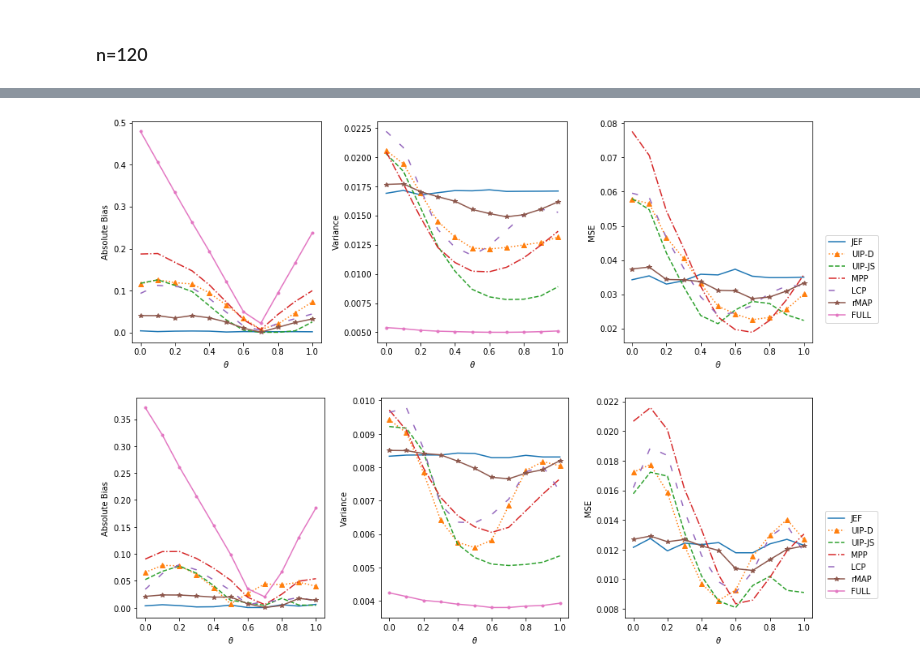
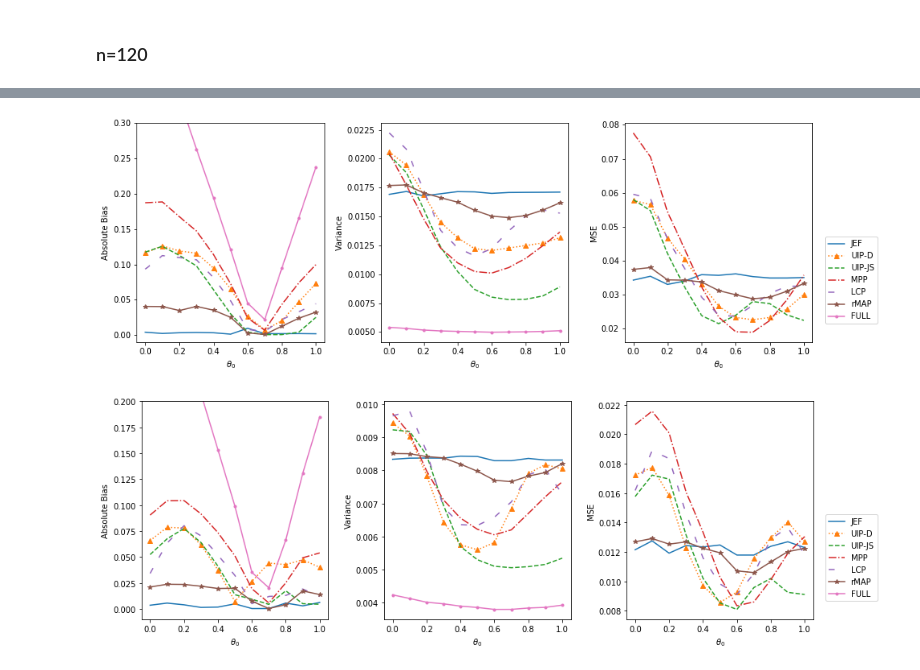
Before and after one commit to JINhuaqing/UIP, a Jupyter notebook: NormSetting/Norm_ana_MSE.ipynb, the cells around one changed output, grey strips where cells are left out. Cells and saved outputs as stored; diff of their text form; code cells hidden in the pictures.

Commit message:
add plots for SIM-R1

```diff
--- a/NormSetting/Norm_ana_MSE.ipynb
+++ b/NormSetting/Norm_ana_MSE.ipynb
@@ -309,8 +305,8 @@ plt.subplots_adjust(wspace=0.3, hspace =0)
 axes = fig.subplots(1, 3)
 
 #axes[0].set_title("Absolute Bias")
-#axes[0].set_ylim([-0.01, 0.5])
-axes[0].set_xlabel(r"$\theta$")
+axes[0].set_ylim([-0.01, 0.3])
+axes[0].set_xlabel(r"$\theta_0$")
 axes[0].set_ylabel("Absolute Bias")
 axes[0].plot(thetas60[low:up], np.abs(bias60["JEF"][low:up]), label="JEF", linestyle=linestyles[0][1])
 axes[0].plot(thetas60[low:up], np.abs(bias60["UIPD"][low:up]), label="UIP-D", linestyle=linestyles[1][1], marker="^")
@@ -323,7 +319,7 @@ axes[0].plot(thetas60[low:up], np.abs(bias60["FULL"][low:up]), label="FULL", lin
 
 #axes[1].set_title("Variance")
 #axes[2].set_ylim([0.003, 0.01])
-axes[1].set_xlabel(r"$\theta$")
+axes[1].set_xlabel(r"$\theta_0$")
 axes[1].set_ylabel("Variance")
 axes[1].plot(thetas60[low:up], varss60["JEF"][low:up], label="JEF", linestyle=linestyles[0][1])
 axes[1].plot(thetas60[low:up], varss60["UIPD"][low:up], label="UIP-D", linestyle=linestyles[1][1], marker="^")
@@ -335,7 +331,7 @@ axes[1].plot(thetas60[low:up], varss60["FULL"][low:up], label="FULL", linestyle=
 
 #axes[2].set_title("MSE")
 #axes[0].set_ylim([0, 0.05])
-axes[2].set_xlabel(r"$\theta$")
+axes[2].set_xlabel(r"$\theta_0$")
 axes[2].set_ylabel("MSE")
 axes[2].plot(thetas60[low:up], mses60["JEF"][low:up], label="JEF", linestyle=linestyles[0][1])
 axes[2].plot(thetas60[low:up], mses60["UIPD"][low:up], label="UIP-D", linestyle=linestyles[1][1], marker="^")
@@ -362,9 +358,9 @@ axes[2].plot(thetas60[low:up], mses60["rMAP"][low:up], label="rMAP", linestyle=l
 handles, labels = axes[0].get_legend_handles_labels()
 _ = fig.legend(handles, labels, loc=(0.92, 0.20))
 
-# plt.savefig("../plots/cmpNormMSE60.pdf")
+plt.savefig("../plots/cmpNormMSE60_long.pdf")
 # %% [output]
-[figure, old version]
+[figure, new version]
 # %%
 thetas120 = np.array(thetas120)
 low = np.argmin(thetas120[thetas120>=0])
@@ -379,8 +375,8 @@ axes = fig.subplots(1, 3)
 
 
 #axes[0].set_title("Absolute Bias")
-#axes[0].set_ylim([-0.01, 0.5])
-axes[0].set_xlabel(r"$\theta$")
+axes[0].set_ylim([-0.01, 0.2])
+axes[0].set_xlabel(r"$\theta_0$")
 axes[0].set_ylabel("Absolute Bias")
 axes[0].plot(thetas120[low:up], np.abs(bias120["JEF"][low:up]), label="JEF", linestyle=linestyles[0][1])
 axes[0].plot(thetas120[low:up], np.abs(bias120["UIPD"][low:up]), label="UIP-D", linestyle=linestyles[1][1], marker="^")
@@ -389,34 +385,34 @@ axes[0].plot(thetas120[low:up], np.abs(bias120["NPP"][low:up]), label="MPP", lin
 axes[0].plot(thetas120[low:up], np.abs(bias120["LCP"][low:up]), label="LCP", linestyle=linestyles[6][1])
 axes[0].plot(thetas120[low:up], np.abs(bias120["rMAP"][low:up]), label="rMAP", linestyle=linestyles[0][1], marker="*")
 axes[0].plot(thetas120[low:up], np.abs(bias120["FULL"][low:up]), label="FULL", linestyle=linestyles[0][1], marker=".")
 
 
 #axes[1].set_title("Variance")
 #axes[2].set_ylim([0.003, 0.01])
-axes[1].set_xlabel(r"$\theta$")
+axes[1].set_xlabel(r"$\theta_0$")
 axes[1].set_ylabel("Variance")
 axes[1].plot(thetas120[low:up], varss120["JEF"][low:up],  label="JEF", linestyle=linestyles[0][1])
 axes[1].plot(thetas120[low:up], varss120["UIPD"][low:up], label="UIP-D", linestyle=linestyles[1][1], marker="^")
 axes[1].plot(thetas120[low:up], varss120["UIPJS"][low:up],label="UIP-JS", linestyle=linestyles[2][1])
 axes[1].plot(thetas120[low:up], varss120["NPP"][low:up],  label="MPP", linestyle=linestyles[3][1])
 axes[1].plot(thetas120[low:up], varss120["LCP"][low:up],  label="LCP", linestyle=linestyles[6][1])
 axes[1].plot(thetas120[low:up], varss120["rMAP"][low:up], label="rMAP", linestyle=linestyles[0][1], marker="*")
 axes[1].plot(thetas120[low:up], varss120["FULL"][low:up], label="FULL", linestyle=linestyles[0][1], marker=".")
 
 #axes[2].set_title("MSE")
 #axes[0].set_ylim([0, 0.05])
-axes[2].set_xlabel(r"$\theta$")
+axes[2].set_xlabel(r"$\theta_0$")
 axes[2].set_ylabel("MSE")
 axes[2].plot(thetas120[low:up], mses120["JEF"][low:up],   label="JEF",   linestyle=linestyles[0][1])
 axes[2].plot(thetas120[low:up], mses120["UIPD"][low:up],  label="UIP-D",  linestyle=linestyles[1][1], marker="^")
 axes[2].plot(thetas120[low:up], mses120["UIPJS"][low:up], label="UIP-JS", linestyle=linestyles[2][1])
 axes[2].plot(thetas120[low:up], mses120["NPP"][low:up],   label="MPP",   linestyle=linestyles[3][1])
 axes[2].plot(thetas120[low:up], mses120["LCP"][low:up],   label="LCP",   linestyle=linestyles[6][1])
 axes[2].plot(thetas120[low:up], mses120["rMAP"][low:up],  label="rMAP",  linestyle=linestyles[0][1], marker="*")
 # axes[2].plot(thetas120[low:up], mses120["FULL"][low:up], label="FULL", linestyle=linestyles[0][1], marker=".")
 
 handles, labels = axes[0].get_legend_handles_labels()
 _ = fig.legend(handles, labels, loc=(0.92, 0.20))
-# plt.savefig("../plots/cmpNormMSE120.pdf")
+plt.savefig("../plots/cmpNormMSE120_long.pdf")
 # %% [output]
-[figure, old version]
+[figure, new version]
```
Also changed, not shown: parts of 1 cell of this notebook, 10 other files.
